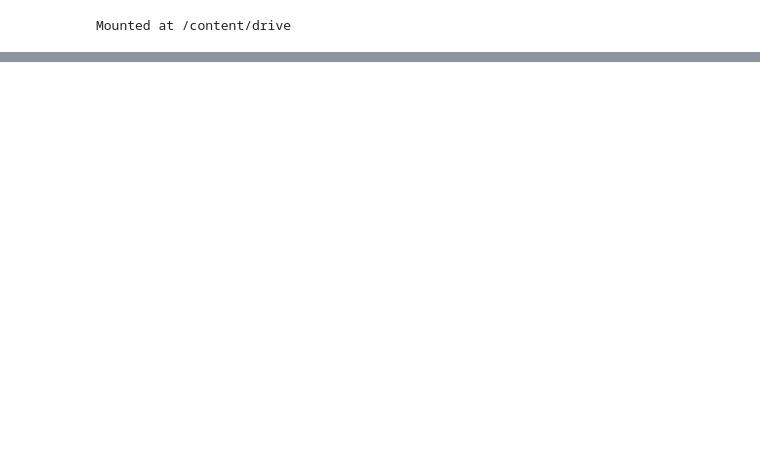
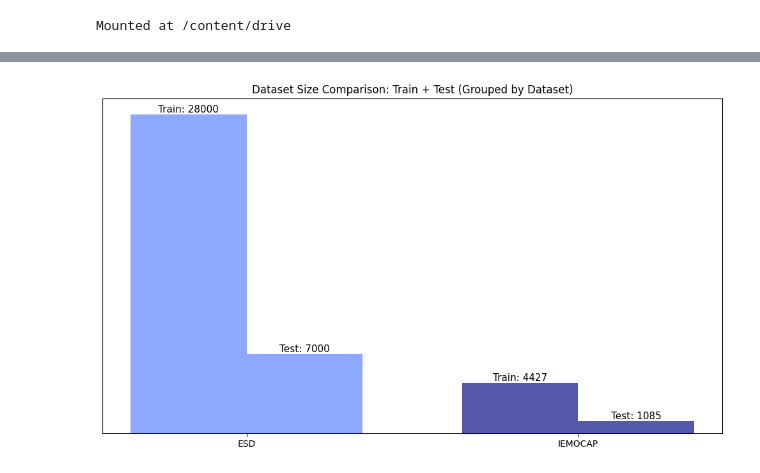
Before and after one commit to adsp-polito/2025-P7-Multimodal-Emotion-Recognition, a Jupyter notebook: notebooks/01_data_exploration.ipynb, the cells around one changed output, grey strips where cells are left out. Drawn from its saved outputs; the diff is of its cells as text; code cells hidden in the pictures; blank space fills up the shorter version.

```diff
--- a/notebooks/01_data_exploration.ipynb
+++ b/notebooks/01_data_exploration.ipynb
@@ -25,7 +10,0 @@ esd  iemocap
-# %%
-import json
-
-path = "/content/drive/MyDrive/adsp/EmoBox/data/iemocap/fold_1/iemocap_train_fold_1.jsonl"
-with open(path) as f:
-    for _ in range(5):
-        print(json.loads(f.readline()))
@@ -1195,0 +90,6 @@ wav          missing:     0 (  0.00%)   numeric-range: [NA, NA]
+# %%
+meta_data_dir = "/content/drive/MyDrive/adsp/EmoBox/data"
+data_dir      = "/content/drive/MyDrive/adsp"
+
+print("meta_data_dir exists?", os.path.exists(meta_data_dir))
+print("data_dir exists?", os.path.exists(data_dir))
@@ -1195,0 +313,79 @@ wav          missing:     0 (  0.00%)   numeric-range: [NA, NA]
+# %%
+import matplotlib.pyplot as plt
+import numpy as np
+
+# Sample counts
+esd_train_n = len(esd_train)
+esd_test_n  = len(esd_test)
+
+iem_train_n = len(iemocap_train)
+iem_test_n  = len(iemocap_test)
+
+# Bar groups
+groups = ["ESD", "IEMOCAP"]
+
+# Values: [train, test]
+group_values = [
+    [esd_train_n, esd_test_n],
+    [iem_train_n, iem_test_n]
+]
+
+# Colors for datasets (consistent with previous charts)
+group_colors = ["#8CA9FF", "#5459AC"]  # ESD, IEMOCAP
+
+# Setup figure
+plt.figure(figsize=(10, 6))
+
+x = np.arange(len(groups))
+width = 0.35
+
+# Bars
+bars_train = plt.bar(x - width/2,
+                     [group_values[0][0], group_values[1][0]],
+                     width,
+                     color=group_colors,
+                     label="Train")
+
+bars_test = plt.bar(x + width/2,
+                    [group_values[0][1], group_values[1][1]],
+                    width,
+                    color=group_colors,
+                    label="Test")
+
+# Add detailed text on top of bars
+for bar, label in zip(bars_train, ["Train", "Train"]):
+    height = bar.get_height()
+    plt.text(
+        bar.get_x() + bar.get_width()/2,
+        height,
+        f"{label}: {int(height)}",
+        ha='center',
+        va='bottom',
+        fontsize=11
+    )
+
+for bar, label in zip(bars_test, ["Test", "Test"]):
+    height = bar.get_height()
+    plt.text(
+        bar.get_x() + bar.get_width()/2,
+        height,
+        f"{label}: {int(height)}",
+        ha='center',
+        va='bottom',
+        fontsize=11
+    )
+
+# X-axis labels
+plt.xticks(x, groups)
+
+# Title
+plt.title("Dataset Size Comparison: Train + Test (Grouped by Dataset)")
+
+# Remove y-axis for clean visual
+plt.yticks([])
+plt.ylabel("")
+
+plt.tight_layout()
+plt.show()
+# %% [output]
+[figure, added]
```
Also changed, not shown: parts of 72 cells of this notebook.
